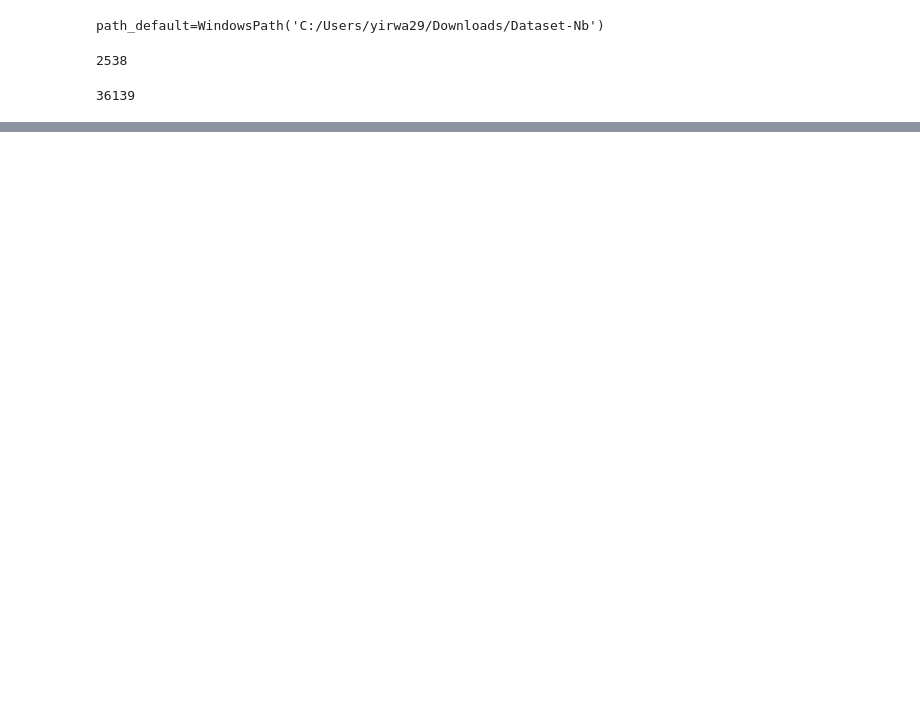
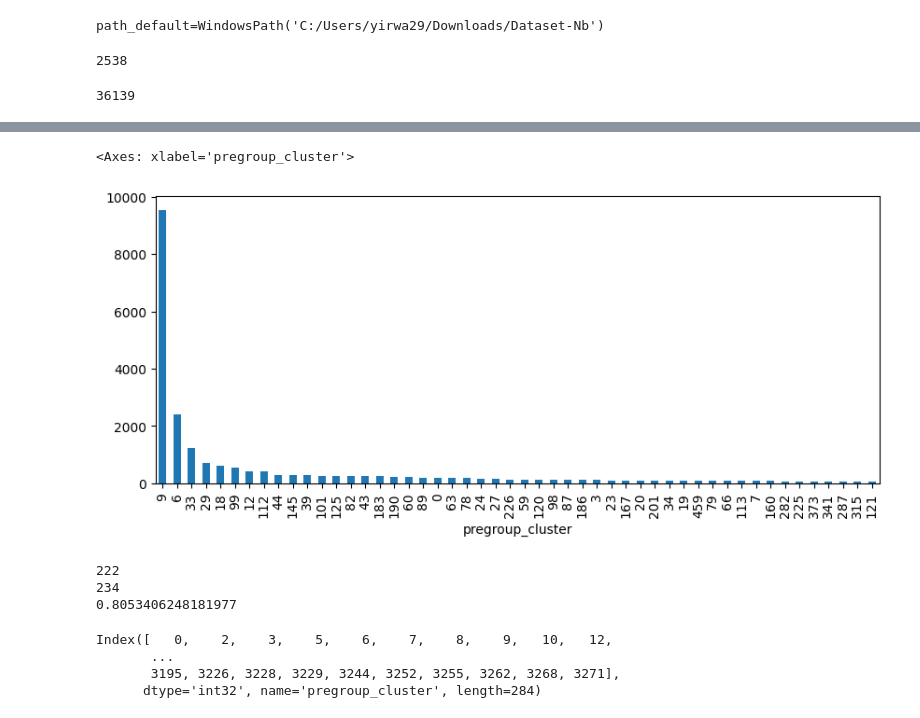
Before and after one commit to PELAB-LiU/jupyter_nbs_empirical, a Jupyter notebook: notebook_error_preprocess_[final2]_pregroup.ipynb, the cells around one changed output, grey strips where cells are left out. Cells and saved outputs as stored; diff of their text form; code cells hidden in the pictures; blank space fills up the shorter version.

```diff
--- a/notebook_error_preprocess_[final2]_pregroup.ipynb
+++ b/notebook_error_preprocess_[final2]_pregroup.ipynb
@@ -74 +190,28 @@ df_mlerr_g_filtered_unique = df_mlerr_g_filtered.drop_duplicates(subset=['hash_e
+# %%
+# github
+df_mlerr_mlbugs_g = df_mlerr_mlbugs[df_mlerr_mlbugs["nb_source"]==config.NB_SOURCE["github"]].reset_index(drop=True)
+df_mlerr_mlbugs_cluster_size_g = df_mlerr_mlbugs_g.groupby("pregroup_cluster").size().sort_values(ascending=False)
+df_mlerr_mlbugs_cluster_size_g.iloc[:50].plot(kind="bar", figsize=(10,4))
+# %% [output]
+<Axes: xlabel='pregroup_cluster'>
+[figure, added]
+# %%
+print((df_mlerr_mlbugs_cluster_size_g.cumsum()/df_mlerr_mlbugs_g.eid.nunique()).searchsorted(0.8)) # num of clusters needed for cover certain percent of errors
+
+cutoff_cluster_size_g = 15
+print(sum(df_mlerr_mlbugs_cluster_size_g>=cutoff_cluster_size_g)) # num of clusters needed for cluster size over ceratin number
+print(sum(df_mlerr_mlbugs_cluster_size_g[df_mlerr_mlbugs_cluster_size_g>=cutoff_cluster_size_g])/df_mlerr_mlbugs_g.eid.nunique()) # percentage
+# %% [output]
+222
+234
+0.8053406248181977
+# %%
+# take union
+df_mlerr_mlbugs_cluster_size_g[df_mlerr_mlbugs_cluster_size_g>=cutoff_cluster_size_g].index.union(
+    df_mlerr_mlbugs_cluster_size_k[df_mlerr_mlbugs_cluster_size_k>=cutoff_cluster_size_k].index)
+# %% [output]
+Index([   0,    2,    3,    5,    6,    7,    8,    9,   10,   12,
+       ...
+       3195, 3226, 3228, 3229, 3244, 3252, 3255, 3262, 3268, 3271],
+      dtype='int32', name='pregroup_cluster', length=284)
 # %%
```
Also changed, not shown: parts of 26 cells of this notebook, 2 other files.
